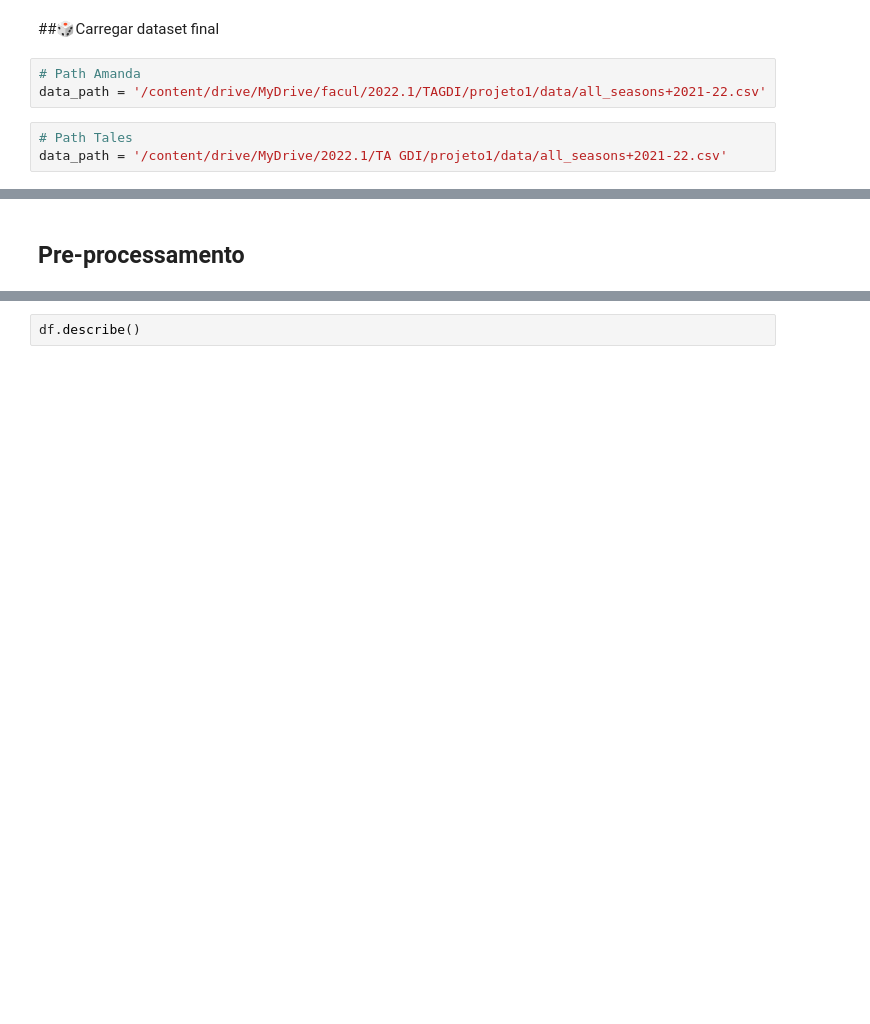
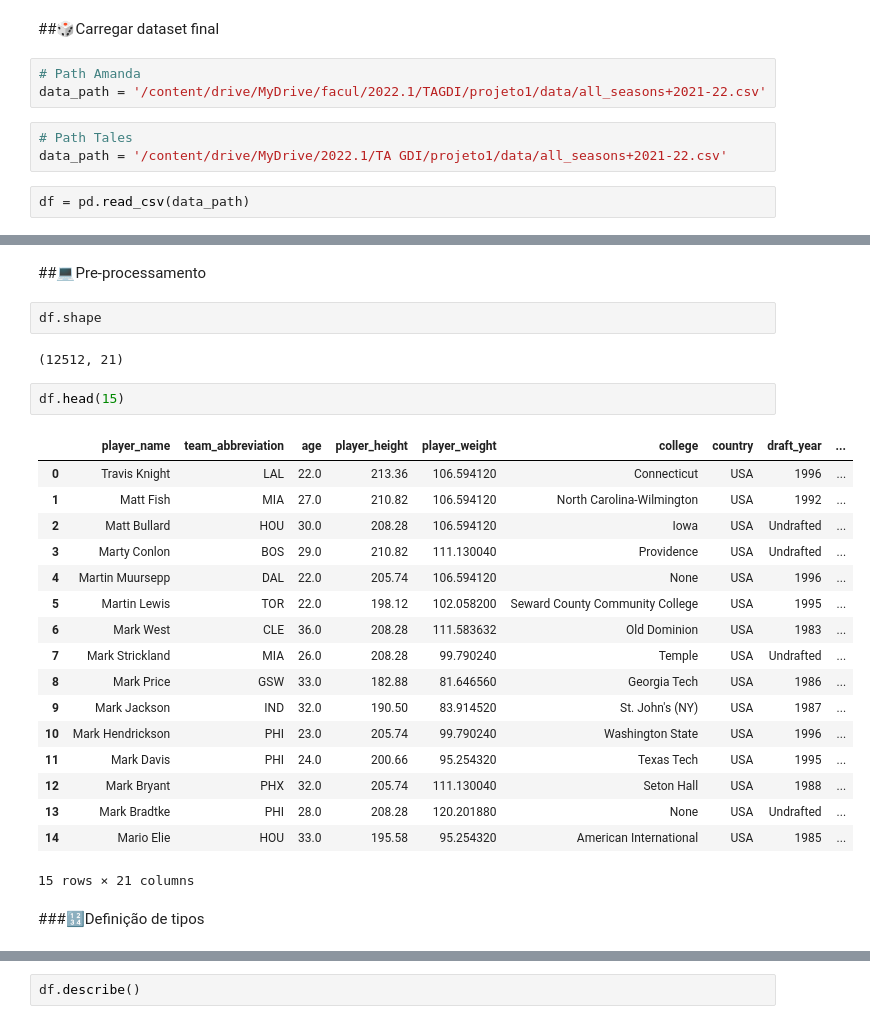
Before and after one commit to tta13/NBA-data-analysis, a Jupyter notebook: code.ipynb, the cells around one changed output, grey strips where cells are left out. Saved outputs shown, nothing was run; the diff lists cells and outputs as text; blank space fills up the shorter version.

```diff
--- a/code.ipynb
+++ b/code.ipynb
@@ -509,3 +511,5 @@ data_path = '/content/drive/MyDrive/facul/2022.1/TAGDI/projeto1/data/all_seasons
 # %%
 # Path Tales
 data_path = '/content/drive/MyDrive/2022.1/TA GDI/projeto1/data/all_seasons+2021-22.csv'
+# %%
+df = pd.read_csv(data_path)
@@ -512,2 +526,28 @@ data_path = '/content/drive/MyDrive/2022.1/TA GDI/projeto1/data/all_seasons+2021
 # %% [markdown]
-## Pre-processamento
+##💻Pre-processamento
+# %%
+df.shape
+# %% [output]
+(12512, 21)
+# %%
+df.head(15)
+# %% [output]
+|  | player_name | team_abbreviation | age | player_height | player_weight | college | country | draft_year | ... |
+| 0 | Travis Knight | LAL | 22.0 | 213.36 | 106.594120 | Connecticut | USA | 1996 | ... |
+| 1 | Matt Fish | MIA | 27.0 | 210.82 | 106.594120 | North Carolina-Wilmington | USA | 1992 | ... |
+| 2 | Matt Bullard | HOU | 30.0 | 208.28 | 106.594120 | Iowa | USA | Undrafted | ... |
+| 3 | Marty Conlon | BOS | 29.0 | 210.82 | 111.130040 | Providence | USA | Undrafted | ... |
+| 4 | Martin Muursepp | DAL | 22.0 | 205.74 | 106.594120 | None | USA | 1996 | ... |
+| 5 | Martin Lewis | TOR | 22.0 | 198.12 | 102.058200 | Seward County Community College | USA | 1995 | ... |
+| 6 | Mark West | CLE | 36.0 | 208.28 | 111.583632 | Old Dominion | USA | 1983 | ... |
+| 7 | Mark Strickland | MIA | 26.0 | 208.28 | 99.790240 | Temple | USA | Undrafted | ... |
+| 8 | Mark Price | GSW | 33.0 | 182.88 | 81.646560 | Georgia Tech | USA | 1986 | ... |
+| 9 | Mark Jackson | IND | 32.0 | 190.50 | 83.914520 | St. John's (NY) | USA | 1987 | ... |
+| 10 | Mark Hendrickson | PHI | 23.0 | 205.74 | 99.790240 | Washington State | USA | 1996 | ... |
+| 11 | Mark Davis | PHI | 24.0 | 200.66 | 95.254320 | Texas Tech | USA | 1995 | ... |
+| 12 | Mark Bryant | PHX | 32.0 | 205.74 | 111.130040 | Seton Hall | USA | 1988 | ... |
+| 13 | Mark Bradtke | PHI | 28.0 | 208.28 | 120.201880 | None | USA | Undrafted | ... |
+| 14 | Mario Elie | HOU | 33.0 | 195.58 | 95.254320 | American International | USA | 1985 | ... |
+15 rows × 21 columns
+# %% [markdown]
+###🔢Definição de tipos
```
Also changed, not shown: parts of 34 cells of this notebook.
